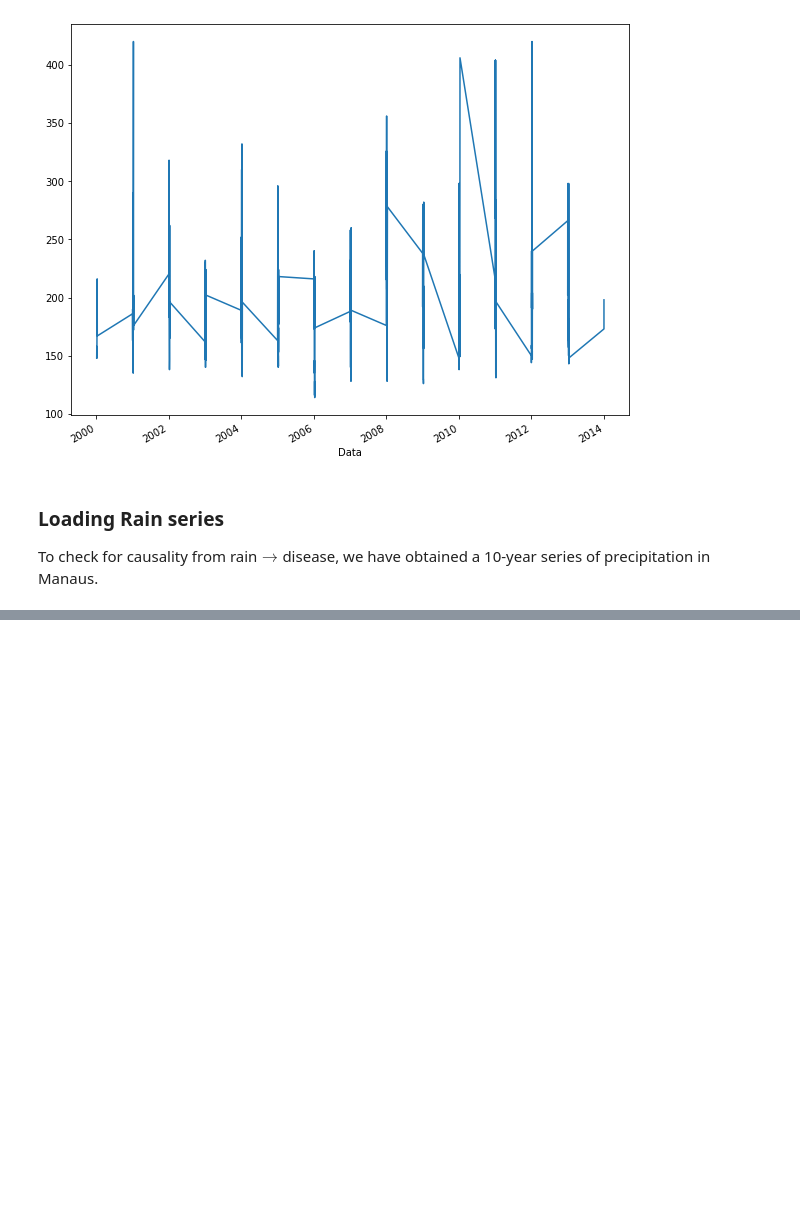
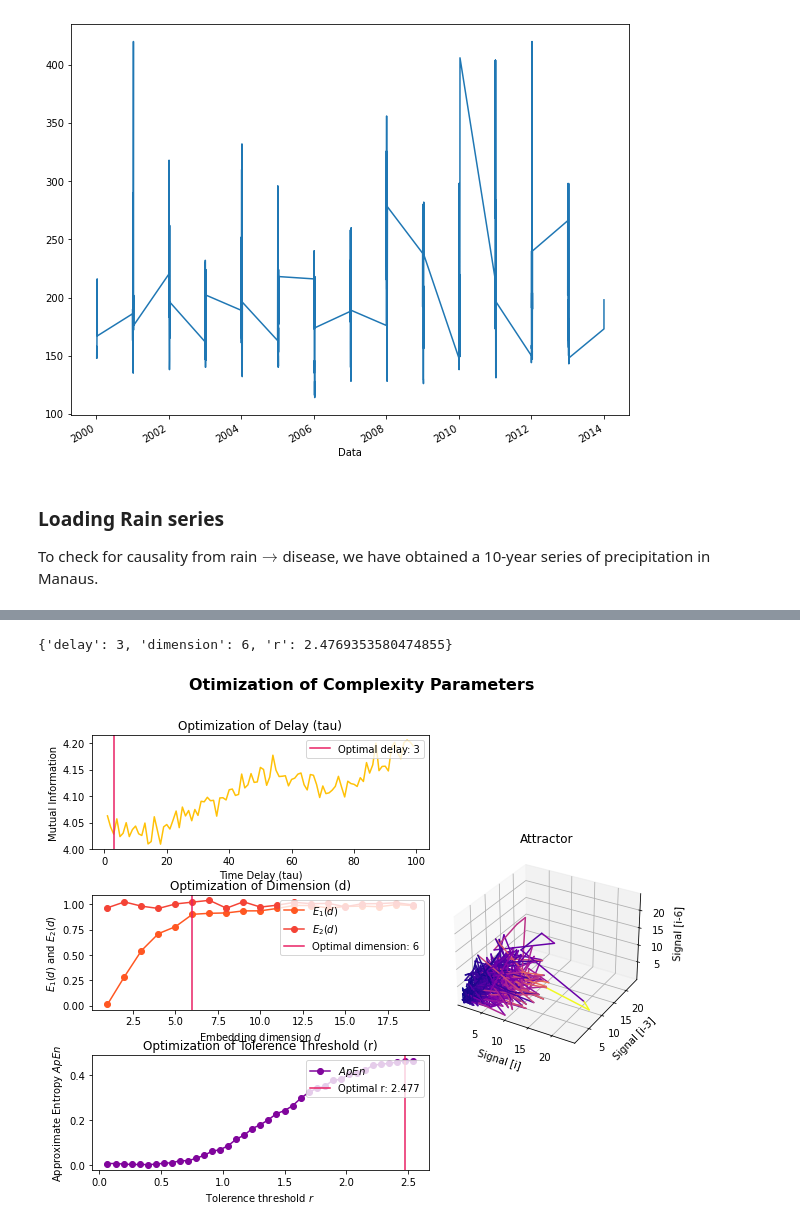
Before and after one commit to fccoelho/sistemas_dinamicos_aplicados, a Jupyter notebook: Sage/Causality in Dynamical Sysytems- Application.ipynb, the cells around one changed output, grey strips where cells are left out. Saved outputs shown, nothing was run; the diff lists cells and outputs as text; code cells hidden in the pictures; blank space fills up the shorter version.

```diff
--- a/Sage/Causality in Dynamical Sysytems- Application.ipynb
+++ b/Sage/Causality in Dynamical Sysytems- Application.ipynb
@@ -442,0 +441,6 @@ pylab.xcorr(rain.loc['2013-01-06':'2019-12-29'].values[:,0], malseries.values[:-
+# %%
+parameters = nk.complexity_optimize(rain.values[:,0], show=True)
+parameters
+# %% [output]
+{'delay': 3, 'dimension': 6, 'r': 2.4769353580474855}
+[figure, added]
```
Also changed, not shown: parts of 26 cells of this notebook.
